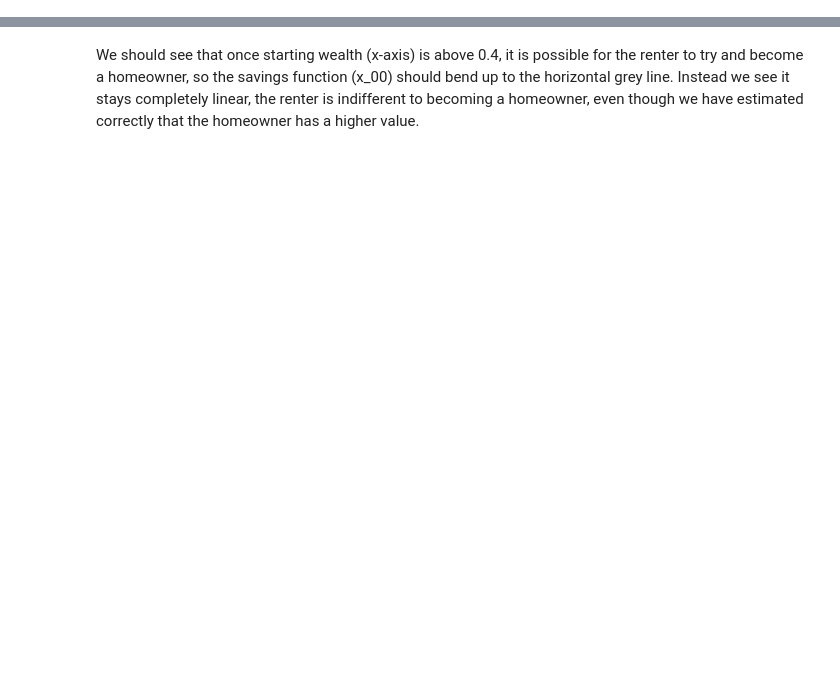
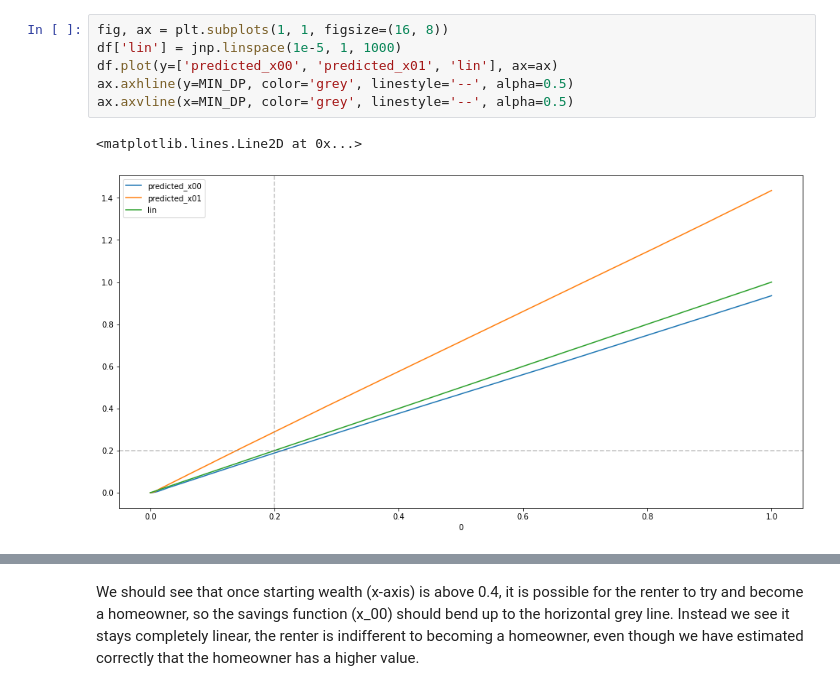
Before and after one commit to e-hall-hoffarth/hetero_simulation, a Jupyter notebook: share/notebooks/original_idea.ipynb, the cells around one changed output, grey strips where cells are left out. Saved outputs shown, nothing was run; the diff lists cells and outputs as text; blank space fills up the shorter version.

```diff
--- a/share/notebooks/original_idea.ipynb
+++ b/share/notebooks/original_idea.ipynb
@@ -191,0 +264,9 @@ for ax in axes.flatten()[6:8]:
+# %%
+fig, ax = plt.subplots(1, 1, figsize=(16, 8))
+df['lin'] = jnp.linspace(1e-5, 1, 1000)
+df.plot(y=['predicted_x00', 'predicted_x01', 'lin'], ax=ax)
+ax.axhline(y=MIN_DP, color='grey', linestyle='--', alpha=0.5)
+ax.axvline(x=MIN_DP, color='grey', linestyle='--', alpha=0.5)
+# %% [output]
+<matplotlib.lines.Line2D at 0x...>
+[figure, added]
```
Also changed, not shown: parts of 15 cells of this notebook, 6 other files.
